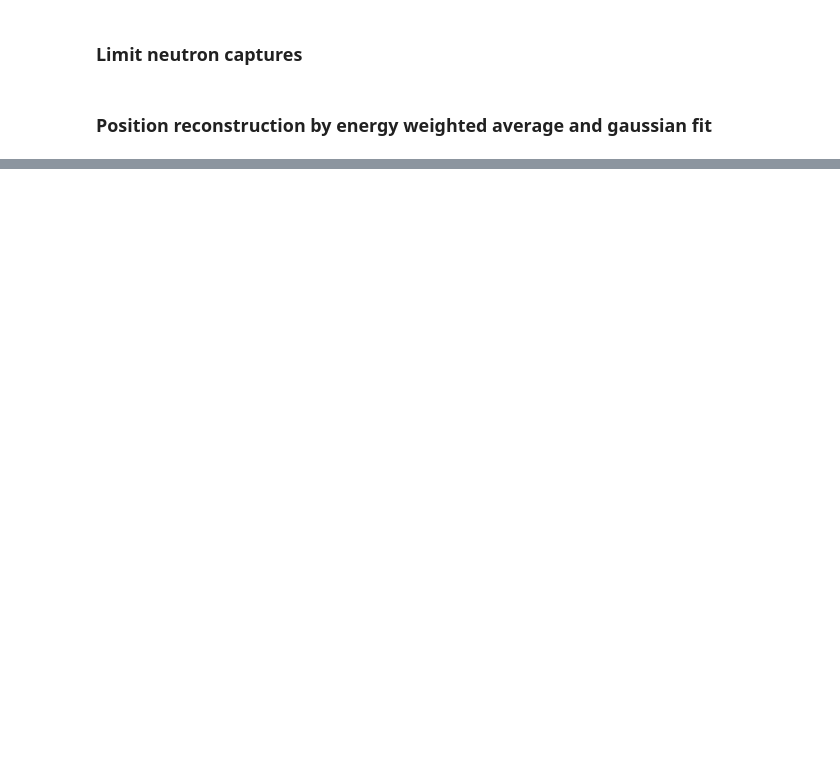
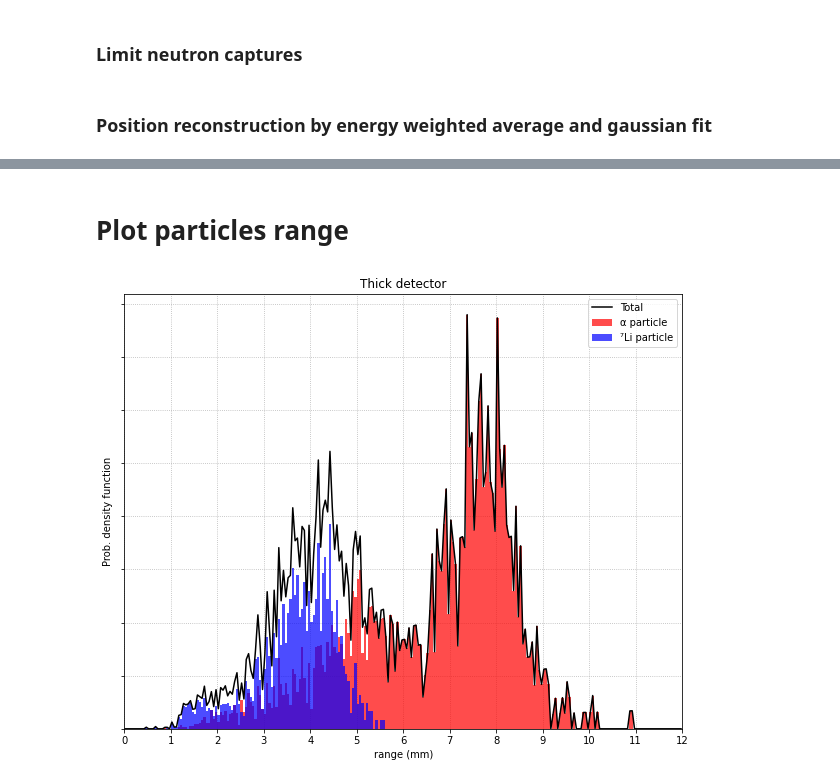
Before and after one commit to duarten-xfel/NeuThin, a Jupyter notebook: CoincidenceDetector.ipynb, the cells around one changed output, grey strips where cells are left out. Drawn from its saved outputs; the diff is of its cells as text; code cells hidden in the pictures; blank space fills up the shorter version.

```diff
--- a/CoincidenceDetector.ipynb
+++ b/CoincidenceDetector.ipynb
@@ -518,0 +506,2 @@ plt.xlim([10,4.5e4]);
+# %% [markdown]
+# Plot particles range
@@ -518,0 +529,53 @@ plt.xlim([10,4.5e4]);
+# %%
+# # ------- Plot Range on same figure -------
+bin_min = 0
+bin_max = 12
+bin_res = .05
+
+plt.figure(figsize = (10,8))
+plt.rc('axes', axisbelow=True)
+plt.grid(linestyle=':')
+
+
+ranges_detThick = np.array(det_thick.iloc[events_det_thick_idx-1]['dr_cum']/1e3)
+ranges_detThick = np.append(ranges_detThick[1:],ranges_detThick[0])
+
+ranges_detThick_alpha = np.array(det_thick_alpha.iloc[events_det_thick_alpha_idx-1]['dr_cum']/1e3)
+ranges_detThick_alpha = np.append(ranges_detThick_alpha[1:],ranges_detThick_alpha[0])
+
+ranges_detThick_Li = np.array(det_thick_Li.iloc[events_det_thick_Li_idx-1]['dr_cum']/1e3)
+ranges_detThick_Li = np.append(ranges_detThick_Li[1:],ranges_detThick_Li[0])
+
+
+plt.hist(ranges_detThick_alpha,
+         bins = np.linspace(bin_min,bin_max,int((bin_max-bin_min)/bin_res)+1),
+         weights = ranges_detThick_alpha/sum(ranges_detThick),
+         color='r',alpha = .7);
+
+plt.hist(ranges_detThick_Li,
+         bins = np.linspace(bin_min,bin_max,int((bin_max-bin_min)/bin_res)+1),
+         weights = ranges_detThick_Li/sum(ranges_detThick),
+         color='b',alpha = .7);
+
+h = np.histogram(ranges_detThick,
+         bins = np.linspace(bin_min,bin_max,int((bin_max-bin_min)/bin_res)+1),
+         weights = ranges_detThick/sum(ranges_detThick))
+plt.plot(h[1][1:]-bin_res/2,h[0],color='k');
+
+
+ylim = plt.gca().get_ylim()
+plt.ylim([0,ylim[1]]);
+
+plt.xlim([bin_min,bin_max]);
+xlim = plt.gca().get_xlim()
+plt.xticks(np.linspace(xlim[0],xlim[1],int(xlim[1])+1));
+
+plt.gca().axes.yaxis.set_ticklabels([]);
+plt.xlabel('range (mm)');
+plt.ylabel('Prob. density function');
+plt.title('Thick detector');
+plt.legend(('Total','\u03B1 particle','\u2077Li particle'));
+
+# plt.savefig('figname.svg', dpi=300)
+# %% [output]
+[figure, added]
```
Also changed, not shown: parts of 27 cells of this notebook.
